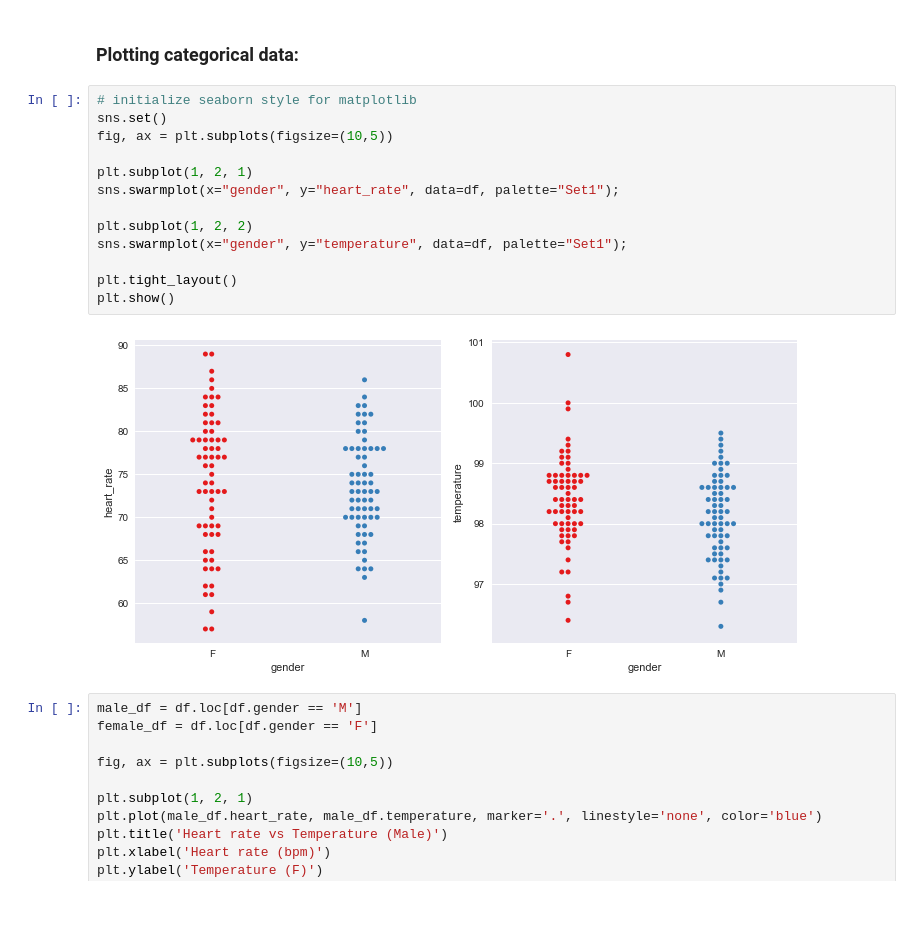
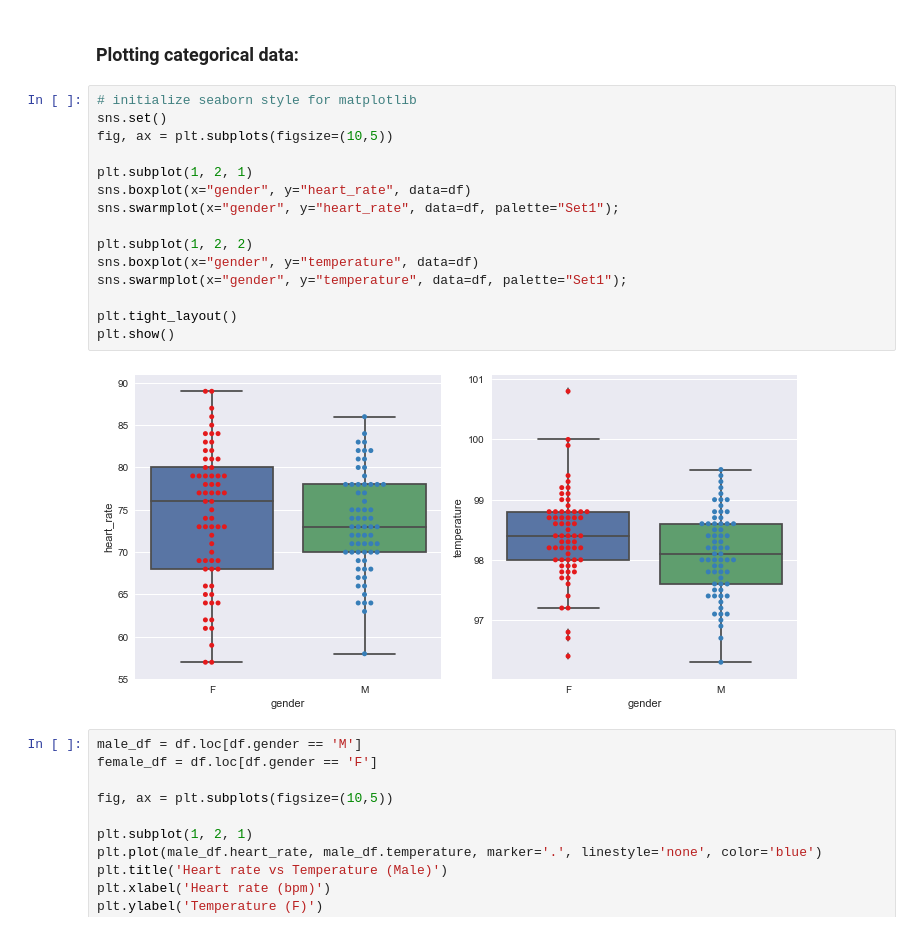
Before and after one commit to karlphillip/DataScience, a Jupyter notebook: Mini Projects/human_body_temperature_using_eda/sliderule_dsi_inferential_statistics_exercise_1.ipynb, the cells around one changed output. Cells and saved outputs as stored; diff of their text form.

Commit message:
human_body_temperature_using_eda: updated answers

```diff
--- a/Mini Projects/human_body_temperature_using_eda/sliderule_dsi_inferential_statistics_exercise_1.ipynb
+++ b/Mini Projects/human_body_temperature_using_eda/sliderule_dsi_inferential_statistics_exercise_1.ipynb
@@ -90,18 +90,20 @@ dtype: object
 # %%
 # initialize seaborn style for matplotlib
 sns.set()
 fig, ax = plt.subplots(figsize=(10,5))
 
 plt.subplot(1, 2, 1)
+sns.boxplot(x="gender", y="heart_rate", data=df)
 sns.swarmplot(x="gender", y="heart_rate", data=df, palette="Set1");
 
 plt.subplot(1, 2, 2)
+sns.boxplot(x="gender", y="temperature", data=df)
 sns.swarmplot(x="gender", y="temperature", data=df, palette="Set1");
 
 plt.tight_layout()
 plt.show()
 # %% [output]
-[figure, old version]
+[figure, new version]
 # %%
 male_df = df.loc[df.gender == 'M']
 female_df = df.loc[df.gender == 'F']
```
Also changed, not shown: parts of 27 cells of this notebook.
